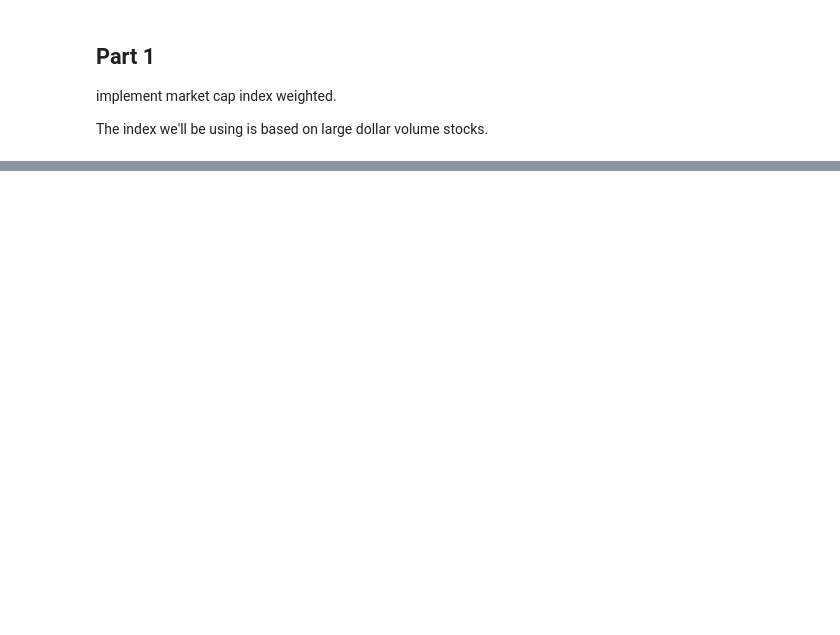
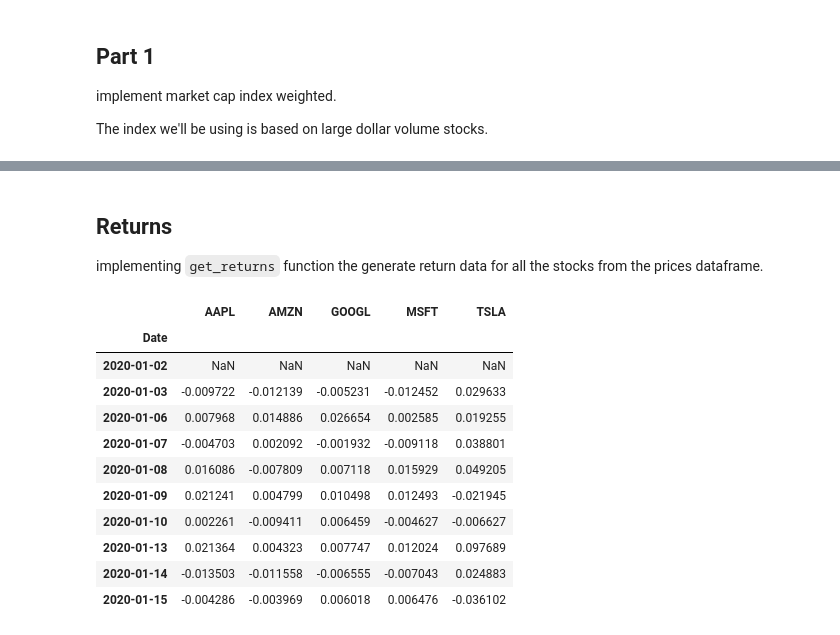
Before and after one commit to AmirGhnbr/smart_beta_portfolio_optimization, a Jupyter notebook: smart_beta_portfolio_optimization.ipynb, the cells around one changed output, grey strips where cells are left out. Drawn from its saved outputs; the diff is of its cells as text; code cells hidden in the pictures; blank space fills up the shorter version.

Commit message:
finishing first part on creating portfolio of stocks

```diff
--- a/smart_beta_portfolio_optimization.ipynb
+++ b/smart_beta_portfolio_optimization.ipynb
@@ -53,0 +102,37 @@ market_cap_index_weight
+# %% [markdown]
+## Returns
+implementing `get_returns` function the generate return data for all the stocks from the prices dataframe.
+# %%
+def get_returns(prices):
+  '''
+  Generate returns for ticker and date.
+
+  Parameters
+  ----------
+  prices : DataFrame
+      Price for each ticker and date
+
+  Returns
+  -------
+  returns : Dataframe
+      The returns for each ticker and date
+
+  '''
+
+  return (prices - prices.shift(1))/prices.shift(1)
+# %%
+returns = get_returns(close)
+returns.head(10)
+# %% [output]
+|  | AAPL | AMZN | GOOGL | MSFT | TSLA |
+| Date |  |  |  |  |  |
+| 2020-01-02 | NaN | NaN | NaN | NaN | NaN |
+| 2020-01-03 | -0.009722 | -0.012139 | -0.005231 | -0.012452 | 0.029633 |
+| 2020-01-06 | 0.007968 | 0.014886 | 0.026654 | 0.002585 | 0.019255 |
+| 2020-01-07 | -0.004703 | 0.002092 | -0.001932 | -0.009118 | 0.038801 |
+| 2020-01-08 | 0.016086 | -0.007809 | 0.007118 | 0.015929 | 0.049205 |
+| 2020-01-09 | 0.021241 | 0.004799 | 0.010498 | 0.012493 | -0.021945 |
+| 2020-01-10 | 0.002261 | -0.009411 | 0.006459 | -0.004627 | -0.006627 |
+| 2020-01-13 | 0.021364 | 0.004323 | 0.007747 | 0.012024 | 0.097689 |
+| 2020-01-14 | -0.013503 | -0.011558 | -0.006555 | -0.007043 | 0.024883 |
+| 2020-01-15 | -0.004286 | -0.003969 | 0.006018 | 0.006476 | -0.036102 |
```
Also changed, not shown: parts of 12 cells of this notebook.
